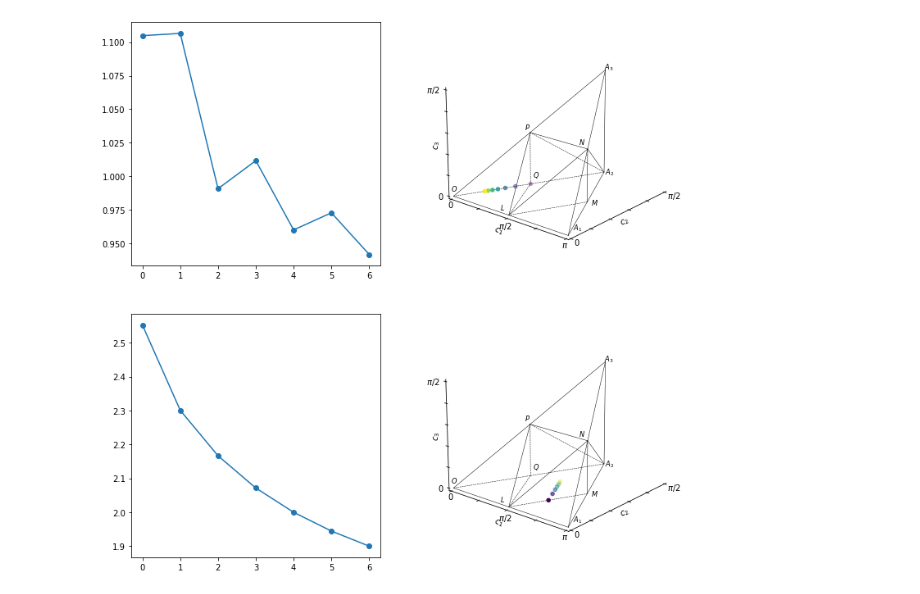
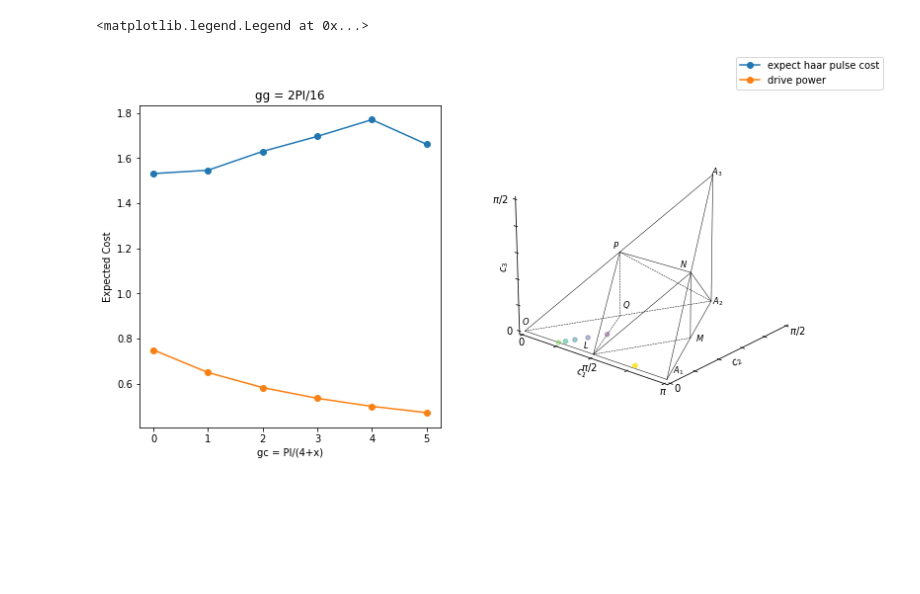
Before and after one commit to Pitt-JonesLab/slam_decomposition, a Jupyter notebook: src/scripts/gate_exploration/fractional_asymptote.ipynb, the cells around one changed output. Drawn from its saved outputs; the diff is of its cells as text; code cells hidden in the pictures; blank space fills up the shorter version.

```diff
--- a/src/scripts/gate_exploration/fractional_asymptote.ipynb
+++ b/src/scripts/gate_exploration/fractional_asymptote.ipynb
@@ -15,0 +273,18 @@ from weylchamber import c1c2c3
+# %%
+#TODO eventually move this to src.utils.visualize module once flushed out
+
+import matplotlib.pyplot as plt
+from src.utils.visualize import weyl_training_plot
+plt.close()
+fig = plt.figure(figsize=(12,6*len(data)))
+for index, family_data in enumerate(zip(data,coord_data, cost_data)):
+    axs = fig.add_subplot(len(data), 2, 2*index+1)
+    axs.plot(*zip(*(family_data[0])), '-o', label='expect haar pulse cost')
+    axs.plot(*zip(*(family_data[2])), '-o', label='drive power')
+    axs.set_title(f'gg = {j_range[index]}PI/{denom}')
+    axs.set_xlabel(f"gc = PI/(4+x)")
+    axs.set_ylabel("Expected Cost")
+    axs= fig.add_subplot(len(data),2,2*index+2, projection="3d")
+    weyl_training_plot(axs, family_data[1])
+
+fig.legend()
@@ -15,0 +294,12 @@ from weylchamber import c1c2c3
+# %%
+#replot all but with powers aligned
+plt.close()
+for index in range(len(data)):
+    temp = []
+    for x,y in zip(cost_data[index], data[index]):
+        #print(x[1], y[1])
+        temp.append((x[1],y[1]))
+    plt.plot(*zip(*temp), label=['iswap', 'b++', 'b+', 'b'][index])
+plt.legend()
+plt.ylabel("Expected Pulse Cost")
+plt.xlabel("Drive Power Cost")
@@ -28,11 +320,12 @@ data = []
 coord_data = []
 cost_data = []
 #for j in [0,2,4,6]: #iterate from iswap to B family
-for j in [2,4]:
+j_range = [2]
+for j in j_range:
     temp_data = []
     temp_coord_data = []
     temp_cost_data = []
-    for i in range(0,7,1):
+    for i in range(0,6,1):
         cost = sum([np.pi/(4+i), j*np.pi/denom])/SPEED_LIMIT
         u = h._construct_U_lambda(np.pi/(4+i), j*np.pi/denom)(1).full()
         gate1 = CustomCostGate(u, f"B({np.pi/(4+i), j*np.pi/denom})", cost=cost)
@@ -110,16 +403,21 @@ INFO:root:==== Haar volumes ====
 # %%
 #TODO eventually move this to src.utils.visualize module once flushed out
 
 import matplotlib.pyplot as plt
 from src.utils.visualize import weyl_training_plot
 plt.close()
 fig = plt.figure(figsize=(12,6*len(data)))
 for index, family_data in enumerate(zip(data,coord_data, cost_data)):
     axs = fig.add_subplot(len(data), 2, 2*index+1)
-    axs.plot(*zip(*(family_data[0])), '-o')
-    #axs.plot(*zip(*(family_data[2])), '-o')
-
+    axs.plot(*zip(*(family_data[0])), '-o', label='expect haar pulse cost')
+    axs.plot(*zip(*(family_data[2])), '-o', label='drive power')
+    axs.set_title(f'gg = {j_range[index]}PI/{denom}')
+    axs.set_xlabel(f"gc = PI/(4+x)")
+    axs.set_ylabel("Expected Cost")
     axs= fig.add_subplot(len(data),2,2*index+2, projection="3d")
     weyl_training_plot(axs, family_data[1])
+
+fig.legend()
 # %% [output]
+<matplotlib.legend.Legend at 0x...>
-[figure, old version]
+[figure, new version]
```
Also changed, not shown: parts of 10 cells of this notebook, 16 other files.
